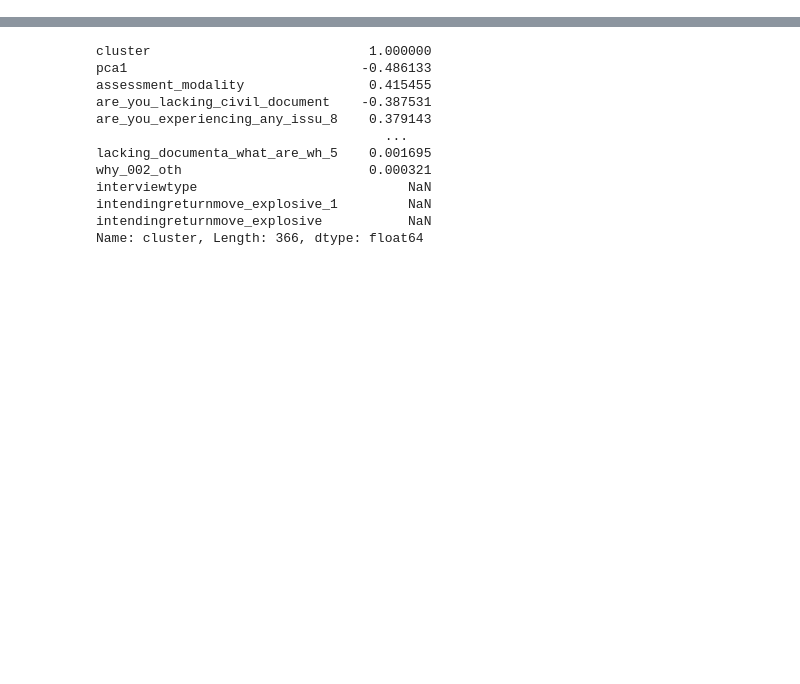
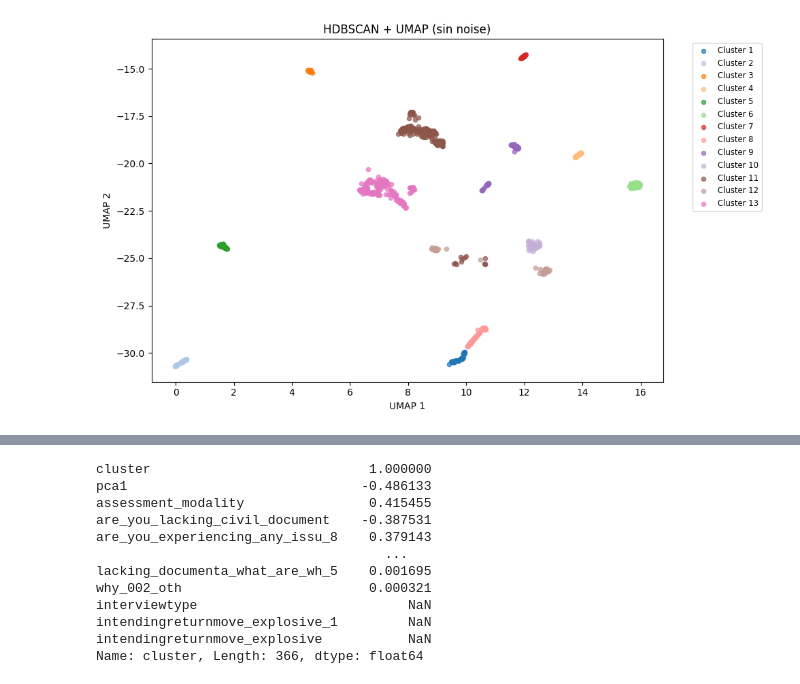
Before and after one commit to Etxarri/ShelterAI, a Jupyter notebook: backend/ai-service/model_training/clusteringHDBSCAN-umap-clusterSize-comparissons.ipynb, the cells around one changed output, grey strips where cells are left out. Cells and saved outputs as stored; diff of their text form; code cells hidden in the pictures; blank space fills up the shorter version.

```diff
--- a/backend/ai-service/model_training/clusteringHDBSCAN-umap-clusterSize-comparissons.ipynb
+++ b/backend/ai-service/model_training/clusteringHDBSCAN-umap-clusterSize-comparissons.ipynb
@@ -84,0 +80,49 @@ else:
+# %%
+# --- Visualización con UMAP (sin noise) ---
+plt.figure(figsize=(10, 6))
+
+# Excluir noise (-1) si quieres (pero dejo opción de mostrarlo en gris)
+show_noise = False  # cambia a True si prefieres ver el noise también
+
+cluster_ids = [c for c in np.unique(df['cluster0']) if (c != -1 or show_noise)]
+# Si show_noise=True, incluimos -1 como cluster especial
+if show_noise and (-1 in np.unique(df['cluster0'])):
+    cluster_ids = sorted(np.unique(df['cluster0']))
+else:
+    cluster_ids = [c for c in sorted(np.unique(df['cluster0'])) if c != -1]
+
+n_clusters = len([c for c in cluster_ids if c != -1])
+
+if n_clusters == 0:
+    print("No se encontraron clusters (todos son noise).")
+else:
+    cmap = plt.cm.get_cmap('tab20')  # buen mapa para varios clusters
+    # Mapa que asigna índices consecutivos a clusters distintos de -1
+    cluster_map = {orig_id: i for i, orig_id in enumerate([c for c in cluster_ids if c != -1])}
+
+    for orig_cluster in cluster_ids:
+        mask = df['cluster0'] == orig_cluster
+        if orig_cluster == -1:
+            # ruido en gris (o ignorarlo si show_noise=False)
+            color = (0.7, 0.7, 0.7)
+            label = 'Noise'
+            alpha = 0.25
+            s = 8
+        else:
+            idx = cluster_map[orig_cluster]
+            color = cmap(idx % 20)
+            label = f'Cluster {idx + 1}'
+            alpha = 0.7
+            s = 20
+
+        plt.scatter(df.loc[mask, 'umap1'], df.loc[mask, 'umap2'],
+                    color=color, label=label, alpha=alpha, s=s)
+
+    plt.xlabel('UMAP 1')
+    plt.ylabel('UMAP 2')
+    plt.title('HDBSCAN + UMAP (sin noise)' if not show_noise else 'HDBSCAN + UMAP (incluye noise)')
+    plt.legend(bbox_to_anchor=(1.05, 1), loc='upper left', fontsize='small')
+    plt.tight_layout()
+    plt.show()
+# %% [output]
+[figure, added]
```
Also changed, not shown: parts of 17 cells of this notebook.
